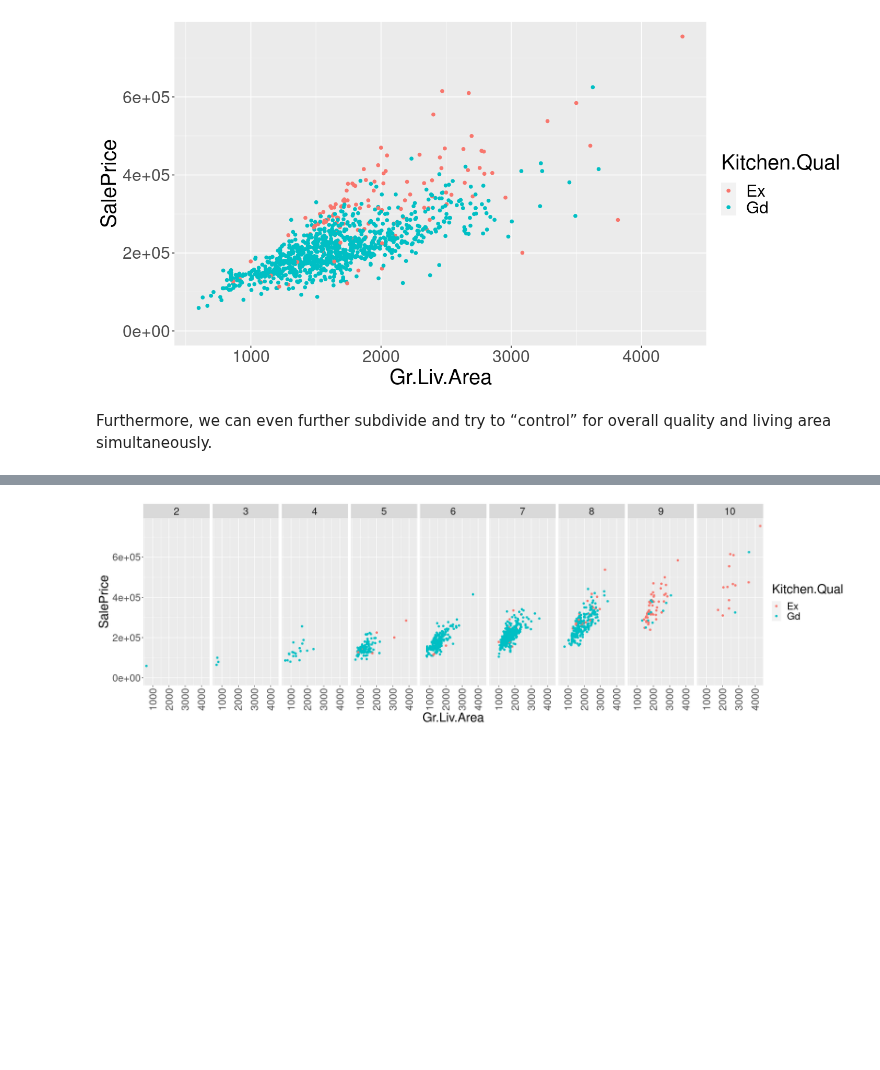
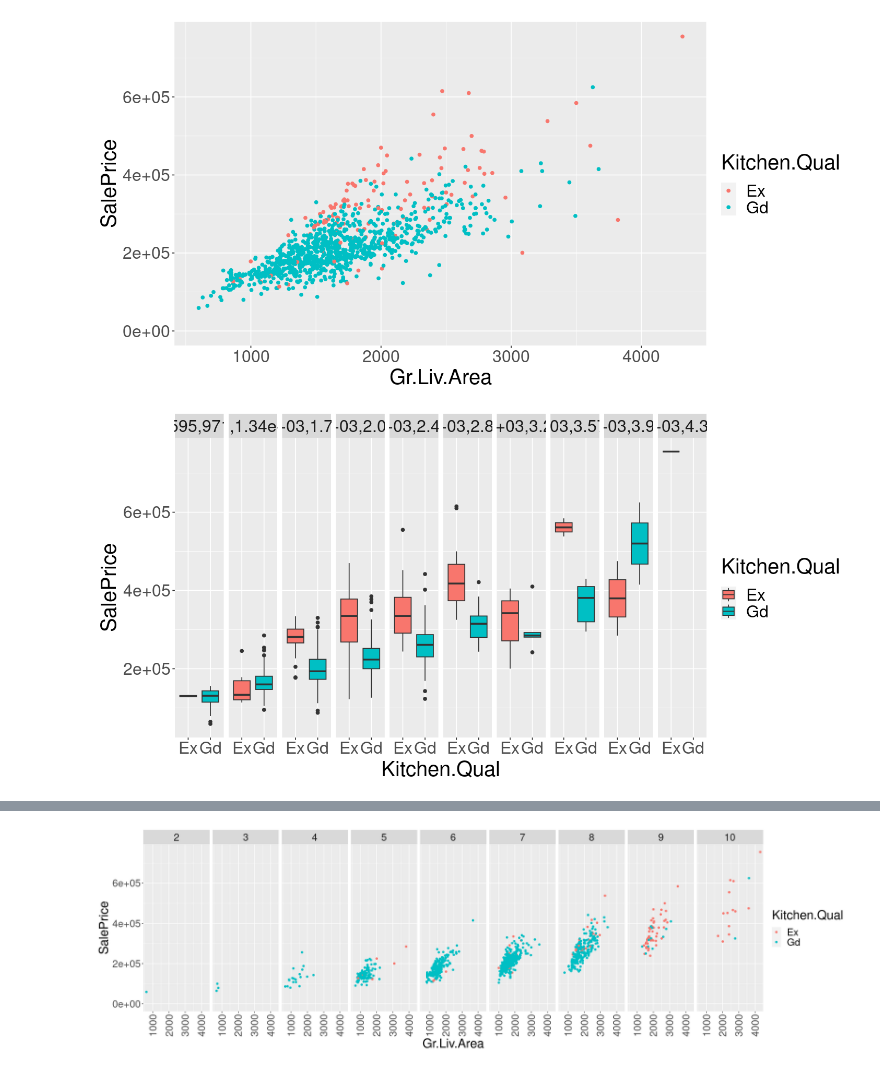
Before and after one commit to berkeley-stat151a/fall-2024, a Jupyter notebook: lectures/Lecture2.out.ipynb, the cells around one changed output, grey strips where cells are left out. Saved outputs shown, nothing was run; the diff lists cells and outputs as text; code cells hidden in the pictures; blank space fills up the shorter version.

```diff
--- a/lectures/Lecture2.out.ipynb
+++ b/lectures/Lecture2.out.ipynb
@@ -242,6 +276,11 @@ ames %>%
   expand_limits(y=0)
 # %% [output]
 [figure]
-# %% [markdown]
-Furthermore, we can even further subdivide and try to “control” for
-overall quality and living area simultaneously.
+# %%
+ames %>%
+    mutate(LivingAreaBin=cut(Gr.Liv.Area, 10)) %>%
+    ggplot() +
+        geom_boxplot(aes(x=Kitchen.Qual, y=SalePrice, fill=Kitchen.Qual)) +
+        facet_grid( ~ LivingAreaBin)
+# %% [output]
+[figure, added]
```
Also changed, not shown: parts of 38 cells of this notebook, 17 other files.
